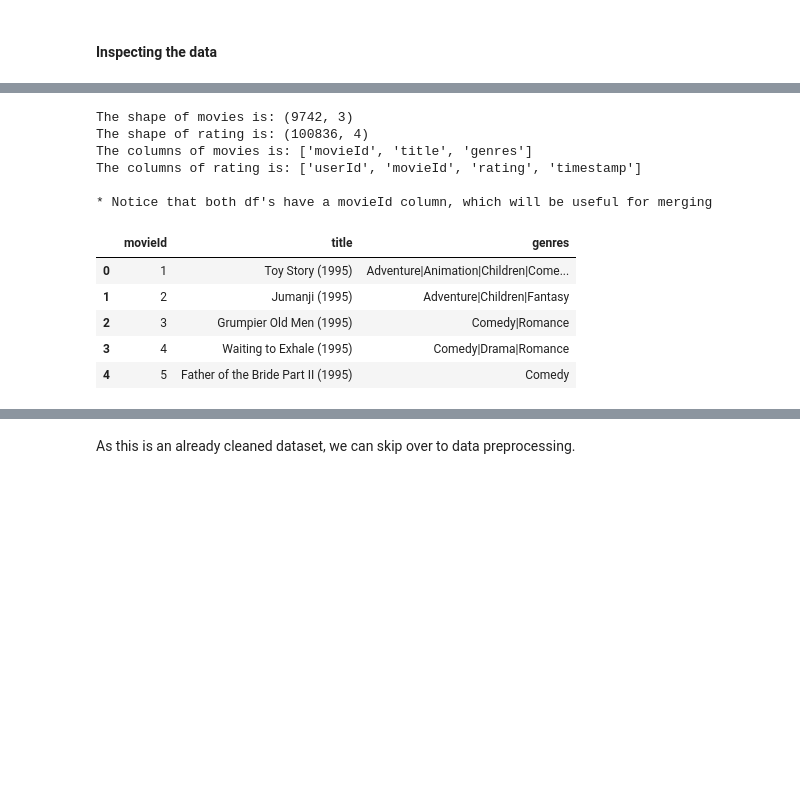
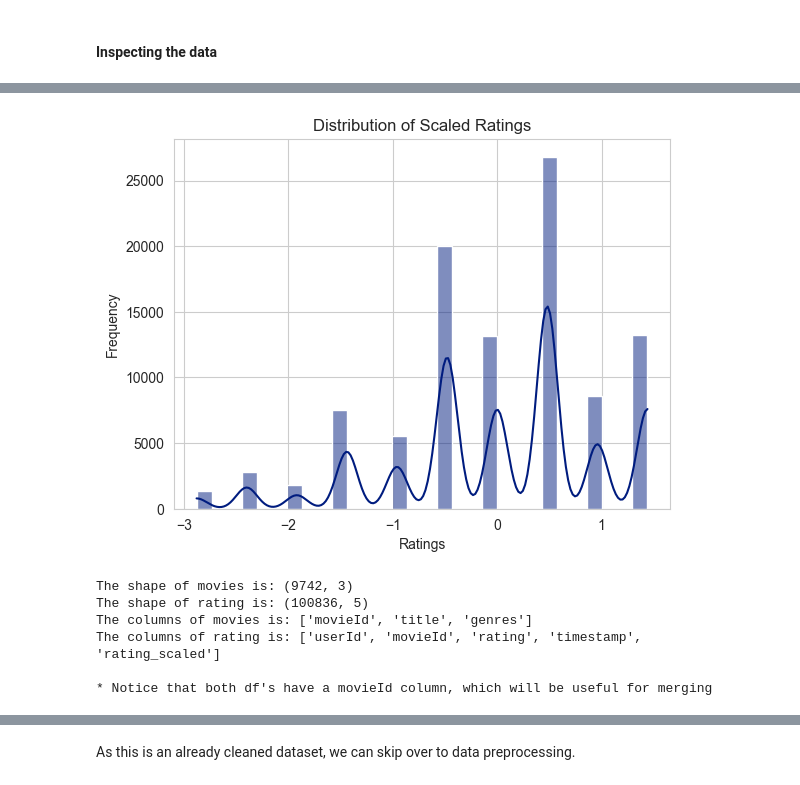
Before and after one commit to scottpitcher/Customer_RecommendationSystem, a Jupyter notebook: main.ipynb, the cells around one changed output, grey strips where cells are left out. Cells and saved outputs as stored; diff of their text form; code cells hidden in the pictures; blank space fills up the shorter version.

```diff
--- a/main.ipynb
+++ b/main.ipynb
@@ -31,3 +44,14 @@ ratings = pd.read_csv('data/ratings.csv')
+# %%
+scaler = StandardScaler()
+ratings['rating_scaled'] = scaler.fit_transform(ratings[['rating']])
+
+sns.histplot(ratings['rating_scaled'], bins=30, kde=True)
+plt.xlabel('Ratings')
+plt.ylabel('Frequency')
+plt.title('Distribution of Scaled Ratings')
+plt.show()
+# %% [output]
+[figure, added]
 # %%
 print(f"""The shape of movies is: {movies.shape}
 The shape of rating is: {ratings.shape}""")
@@ -38,17 +62,8 @@ The columns of rating is: {ratings.columns.to_list()}
 * Notice that both df's have a movieId column, which will be useful for merging""")
 # %% [output]
 The shape of movies is: (9742, 3)
-The shape of rating is: (100836, 4)
+The shape of rating is: (100836, 5)
 The columns of movies is: ['movieId', 'title', 'genres']
-The columns of rating is: ['userId', 'movieId', 'rating', 'timestamp']
+The columns of rating is: ['userId', 'movieId', 'rating', 'timestamp', 'rating_scaled']
 
 * Notice that both df's have a movieId column, which will be useful for merging
-# %%
-movies.head()
-# %% [output]
-|  | movieId | title | genres |
-| 0 | 1 | Toy Story (1995) | Adventure|Animation|Children|Come... |
-| 1 | 2 | Jumanji (1995) | Adventure|Children|Fantasy |
-| 2 | 3 | Grumpier Old Men (1995) | Comedy|Romance |
-| 3 | 4 | Waiting to Exhale (1995) | Comedy|Drama|Romance |
-| 4 | 5 | Father of the Bride Part II (1995) | Comedy |
```
Also changed, not shown: parts of 12 cells of this notebook.
